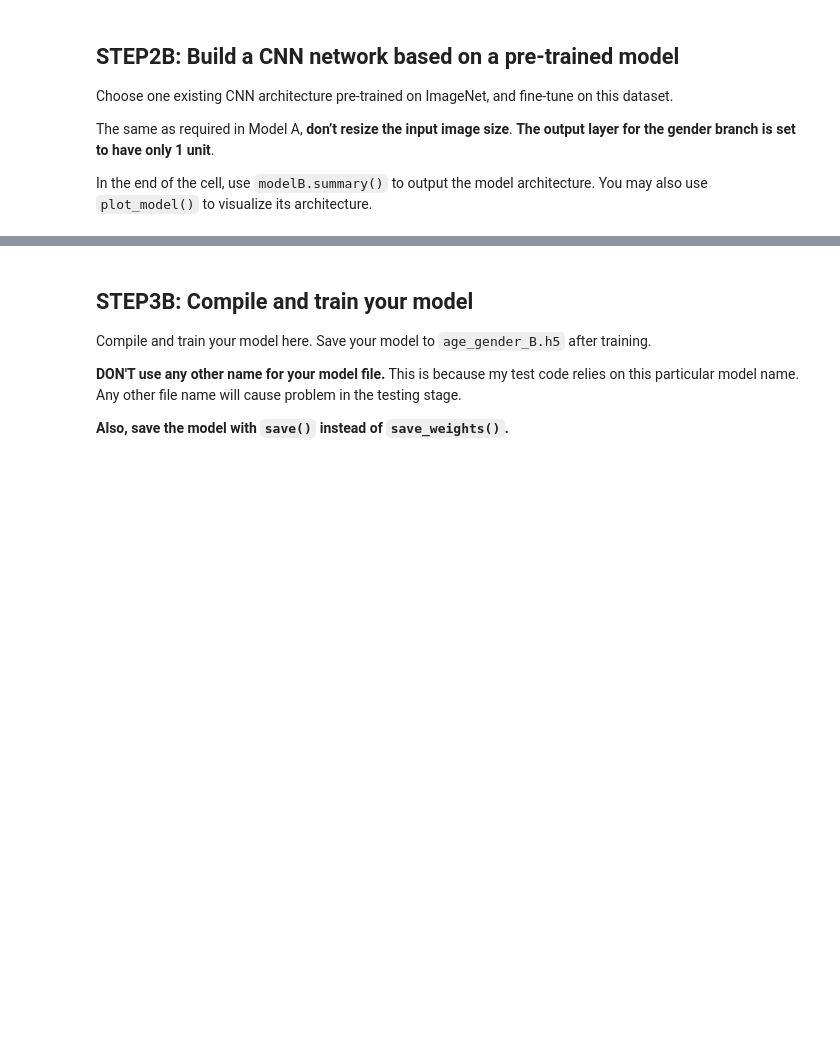
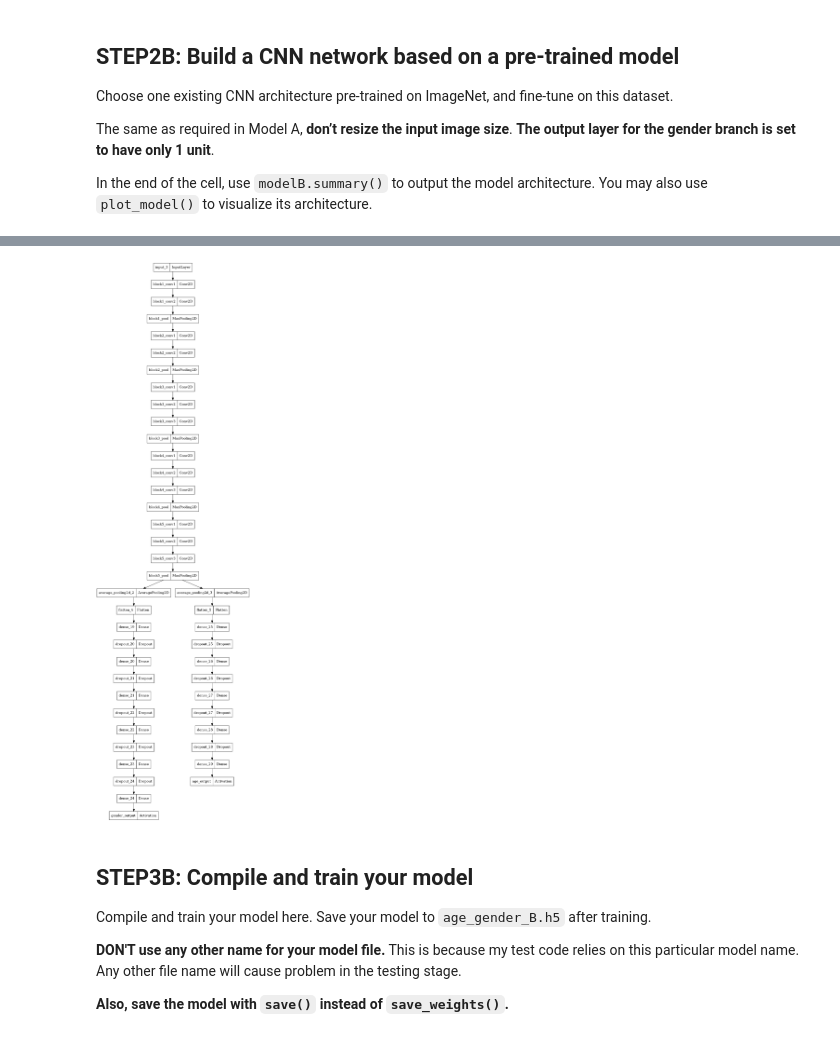
Before and after one commit to BJWiley233/cnn, a Jupyter notebook: test_tf/age_gender_submit.ipynb, the cells around one changed output, grey strips where cells are left out. Cells and saved outputs as stored; diff of their text form; code cells hidden in the pictures; blank space fills up the shorter version.

```diff
--- a/test_tf/age_gender_submit.ipynb
+++ b/test_tf/age_gender_submit.ipynb
@@ -333,0 +427,90 @@ plot_model(modelB, show_shapes=True)
+# %%
+#
+# Add your code here
+#
+
+# Import dependencies
+from tensorflow.keras.utils import plot_model
+from tensorflow.keras.applications import VGG16, VGG19
+
+
+input_shape = (128, 128, 3)
+inputs = Input(shape=input_shape)
+
+
+modelB = VGG16(include_top=False,
+                weights='imagenet',
+                input_tensor=inputs,
+                input_shape=input_shape,
+                pooling=None,
+                classes=2,
+                classifier_activation='softmax')
+
+## Train last 4 layers and freeze top 14
+n_bottom=4
+n_top=0
+for layer in modelB.layers[:n_top]:
+    layer.trainable = True
+for layer in modelB.layers[n_top:-n_bottom]:
+    layer.trainable = False
+for layer in modelB.layers[-n_bottom:]:
+    layer.trainable = True
+for layer in modelB.layers:
+    print(layer, layer.trainable)
+
+
+from tensorflow import keras
+from tensorflow.keras.layers import AveragePooling2D
+
+
+
+modelB.compile(optimizer=Adam(),loss='sparse_categorical_crossentropy', metrics='accuracy')
+
+# head model
+headModel=modelB.output
+
+# gender branch
+headModel_gender=AveragePooling2D(pool_size=(2,2))(headModel)
+headModel_gender=Flatten()(headModel_gender)
+## this seems to work better than using the 4096 for ImageNet
+headModel_gender=Dense(2048,activation='relu',
+                       kernel_initializer=keras.initializers.GlorotUniform(seed=100),
+                       bias_initializer=keras.initializers.Zeros())(headModel_gender)
+headModel_gender=Dropout(0.2)(headModel_gender)
+headModel_gender=Dense(1024,activation='relu',
+                       kernel_initializer=keras.initializers.GlorotUniform(seed=100),
+                       bias_initializer=keras.initializers.Zeros())(headModel_gender)
+headModel_gender=Dropout(0.1)(headModel_gender)
+headModel_gender=Dense(512,activation='relu',
+                       kernel_initializer=keras.initializers.GlorotUniform(seed=100),
+                       bias_initializer=keras.initializers.Zeros())(headModel_gender)
+headModel_gender=Dropout(0.1)(headModel_gender)
+headModel_gender=Dense(128,activation='relu',
+                       kernel_initializer=keras.initializers.GlorotUniform(seed=100),
+                       bias_initializer=keras.initializers.Zeros())(headModel_gender)
+headModel_gender=Dropout(0.)(headModel_gender)
+headModel_gender=Dense(64,activation='relu',
+                       kernel_initializer=keras.initializers.GlorotNormal(seed=100),
+                       bias_initializer=keras.initializers.Zeros())(headModel_gender)
+headModel_gender=Dropout(0.1)(headModel_gender)
+headModel_gender=Dense(1)(headModel_gender)
+headModel_gender=Activation("sigmoid", name="gender_output")(headModel_gender)
+
+# age branch
+headModel_age=AveragePooling2D(pool_size=(4,4))(headModel)
+headModel_age=Flatten()(headModel_age)
+headModel_age=Dense(2048,activation='relu')(headModel_age)
+headModel_age=Dropout(0.2)(headModel_age)
+headModel_age=Dense(1024,activation='relu')(headModel_age)
+headModel_age=Dropout(0.2)(headModel_age)
+headModel_age=Dense(512,activation='relu')(headModel_age)
+headModel_age=Dropout(0.2)(headModel_age)
+headModel_age=Dense(64,activation='relu')(headModel_age)
+headModel_age=Dropout(0.2)(headModel_age)
+headModel_age=Dense(1)(headModel_age)
+headModel_age=Activation("linear", name="age_output")(headModel_age)
+
+modelB = Model(inputs=modelB.input, outputs=[headModel_gender, headModel_age])
+
+plot_model(modelB)
+# %% [output]
@@ -334,3 +536,4 @@ plot_model(modelB, show_shapes=True)
+[figure, added]
 # %% [markdown]
 ## STEP3B: Compile and train your model
 Compile and train your model here.
```
Also changed, not shown: parts of 20 cells of this notebook.
